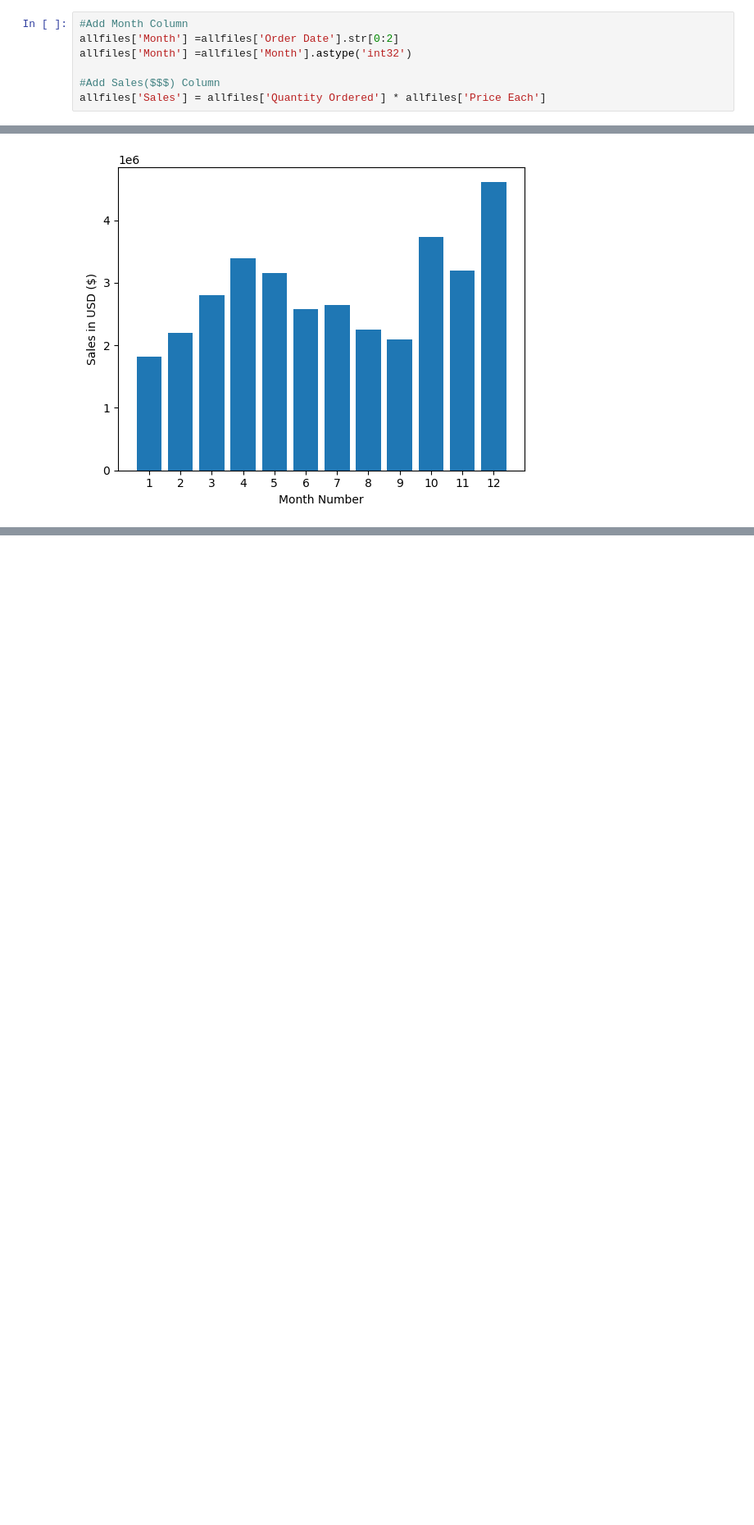
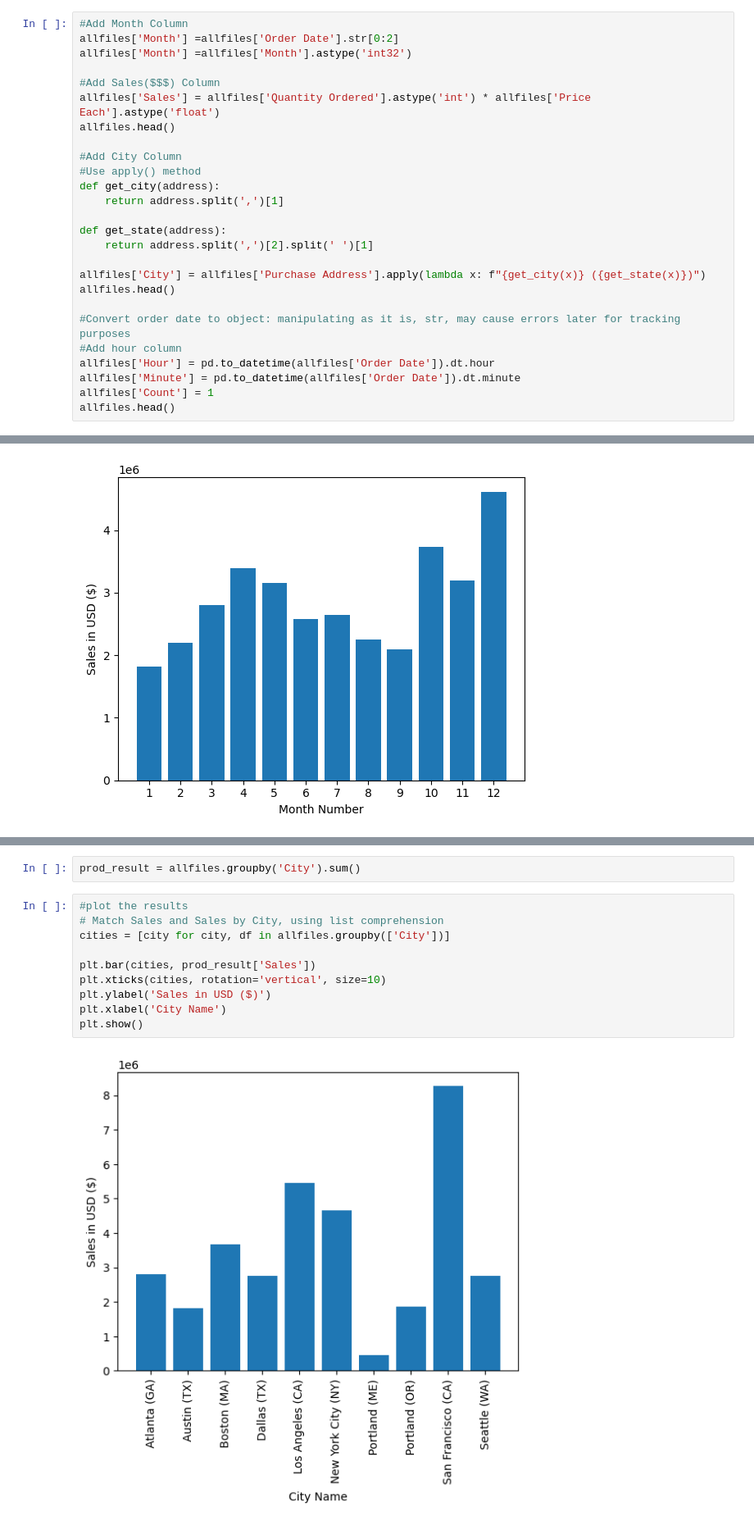
Before and after one commit to KrightKnight/Pandas-Data-Science-Tasks, a Jupyter notebook: Analysis.ipynb, the cells around one changed output, grey strips where cells are left out. Shown at 82% size. Saved outputs shown, nothing was run; the diff lists cells and outputs as text; blank space fills up the shorter version.

```diff
--- a/Analysis.ipynb
+++ b/Analysis.ipynb
@@ -48,4 +56,23 @@ allfiles['Month'] =allfiles['Order Date'].str[0:2]
 allfiles['Month'] =allfiles['Month'].astype('int32')
 
 #Add Sales($$$) Column
-allfiles['Sales'] = allfiles['Quantity Ordered'] * allfiles['Price Each']
+allfiles['Sales'] = allfiles['Quantity Ordered'].astype('int') * allfiles['Price Each'].astype('float')
+allfiles.head()
+
+#Add City Column
+#Use apply() method
+def get_city(address):
+    return address.split(',')[1]
+
+def get_state(address):
+    return address.split(',')[2].split(' ')[1]
+
+allfiles['City'] = allfiles['Purchase Address'].apply(lambda x: f"{get_city(x)} ({get_state(x)})")
+allfiles.head()
+
+#Convert order date to object: manipulating as it is, str, may cause errors later for tracking purposes
+#Add hour column
+allfiles['Hour'] = pd.to_datetime(allfiles['Order Date']).dt.hour
+allfiles['Minute'] = pd.to_datetime(allfiles['Order Date']).dt.minute
+allfiles['Count'] = 1
+allfiles.head()
@@ -66,0 +103,14 @@ plt.show()
+# %%
+prod_result = allfiles.groupby('City').sum()
+# %%
+#plot the results
+# Match Sales and Sales by City, using list comprehension
+cities = [city for city, df in allfiles.groupby(['City'])]
+
+plt.bar(cities, prod_result['Sales'])
+plt.xticks(cities, rotation='vertical', size=10)
+plt.ylabel('Sales in USD ($)')
+plt.xlabel('City Name')
+plt.show()
+# %% [output]
+[figure, added]
```
Also changed, not shown: parts of 9 cells of this notebook.
